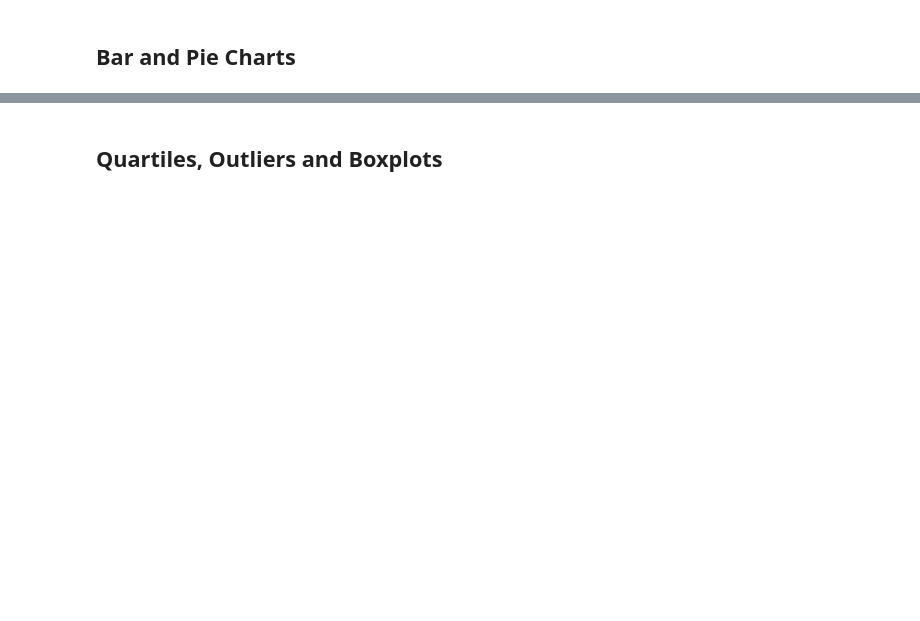
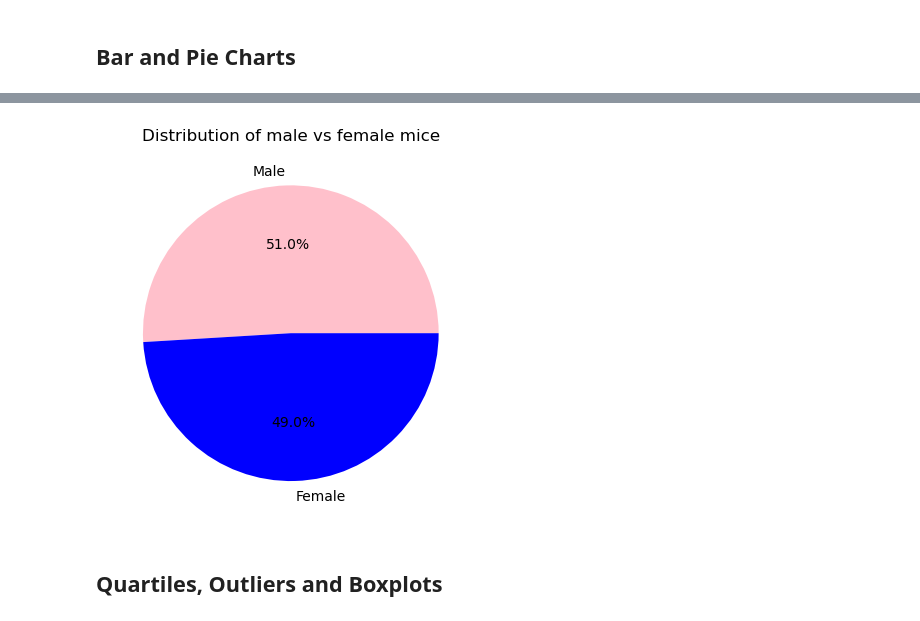
Before and after one commit to Berli85/Childers_SMU_HW_2023, a Jupyter notebook: 05-Data Visualization/Childers Submission 5/pymaceuticals_starter-Childers.ipynb, the cells around one changed output, grey strips where cells are left out. Cells and saved outputs as stored; diff of their text form; code cells hidden in the pictures; blank space fills up the shorter version.

```diff
--- a/05-Data Visualization/Childers Submission 5/pymaceuticals_starter-Childers.ipynb
+++ b/05-Data Visualization/Childers Submission 5/pymaceuticals_starter-Childers.ipynb
@@ -213,4 +270,13 @@ ValueError: If using all scalar values, you must pass an index
 # %%
 # Generate a pie plot showing the distribution of female versus male mice using pyplot
+pandas_piechart = mouse_study["Sex"].value_counts()
+labels = ["Male", "Female"]
+colors = ["pink", "blue"]
+plt.title("Distribution of male vs female mice")
+
+plt.pie(pandas_piechart, labels=labels, colors=colors, autopct="%1.1f%%")
+plt.show()
+# %% [output]
+[figure, added]
 # %% [markdown]
 ## Quartiles, Outliers and Boxplots
```
Also changed, not shown: parts of 22 cells of this notebook, 7 other files.
